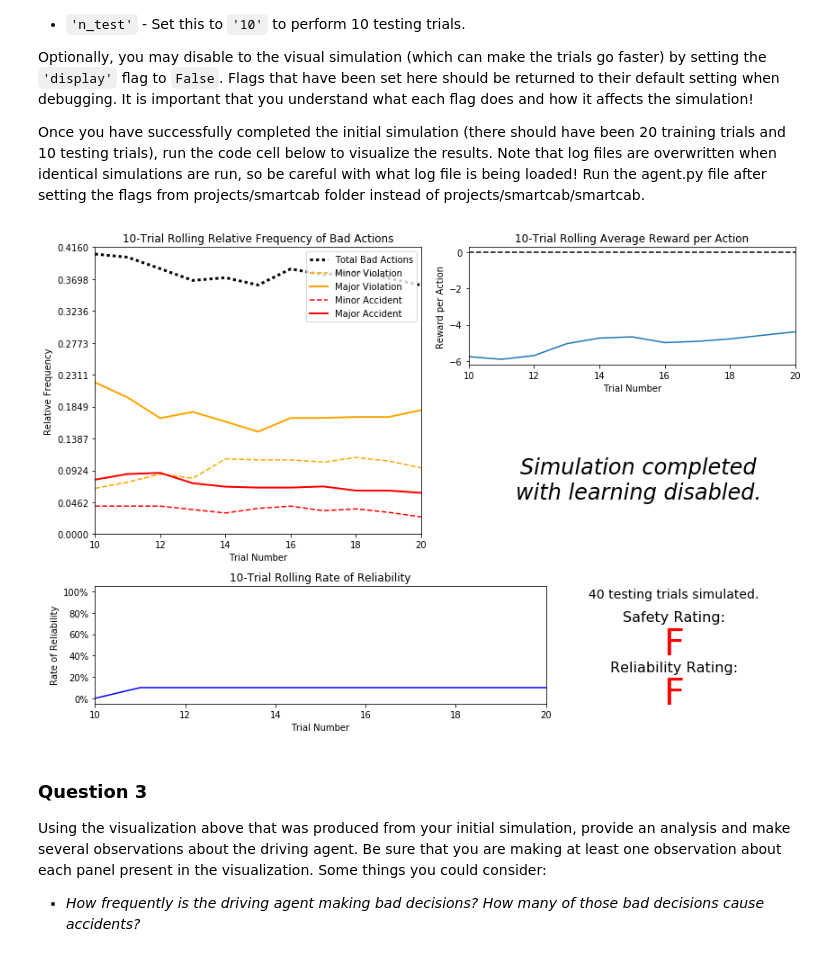
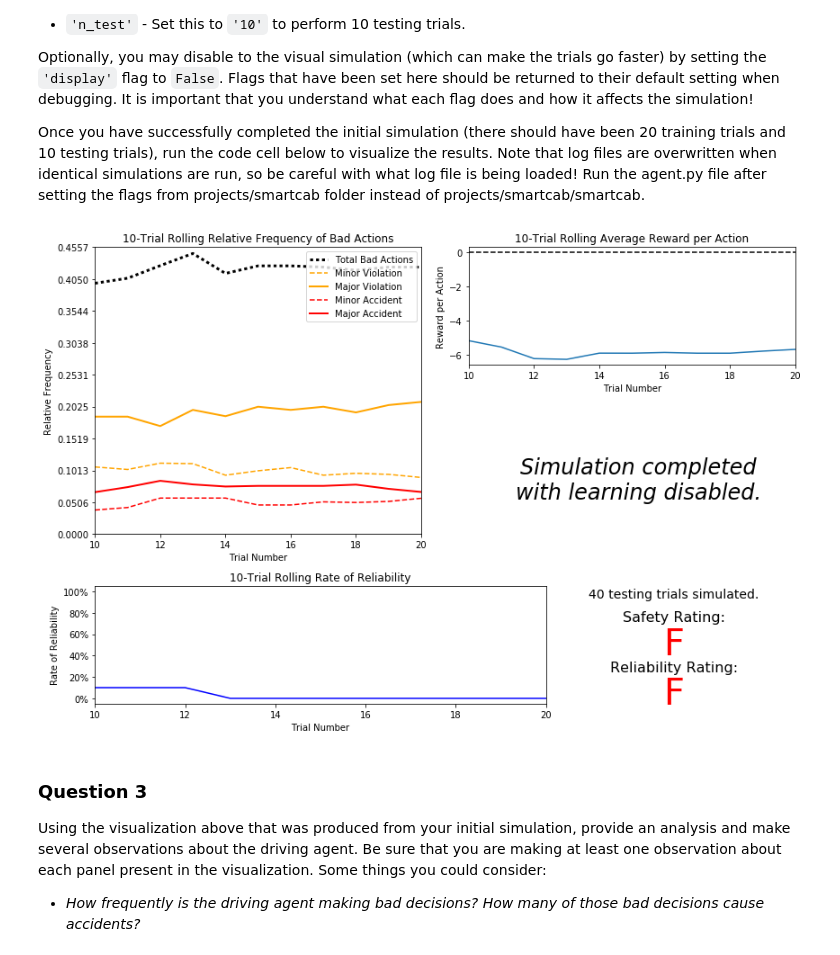
Before and after one commit to skamkar/joyride, a Jupyter notebook: smartcab.ipynb, the cells around one changed output. Saved outputs shown, nothing was run; the diff lists cells and outputs as text; code cells hidden in the pictures.

```diff
--- a/smartcab.ipynb
+++ b/smartcab.ipynb
@@ -94,9 +94,9 @@ Once you have successfully completed the initial simulation (there should have b
 Run the agent.py file after setting the flags from projects/smartcab folder instead of projects/smartcab/smartcab.
 # %%
 # Load the 'sim_no-learning' log file from the initial simulation results
-vs.plot_trials('sim_no-learning_saved.csv')
+vs.plot_trials('sim_no-learning.csv')
 # %% [output]
-[figure, old version]
+[figure, new version]
 # %% [markdown]
 ### Question 3
 Using the visualization above that was produced from your initial simulation, provide an analysis and make several observations about the driving agent. Be sure that you are making at least one observation about each panel present in the visualization. Some things you could consider:
```
Also changed, not shown: parts of 3 cells of this notebook, 3 other files.
